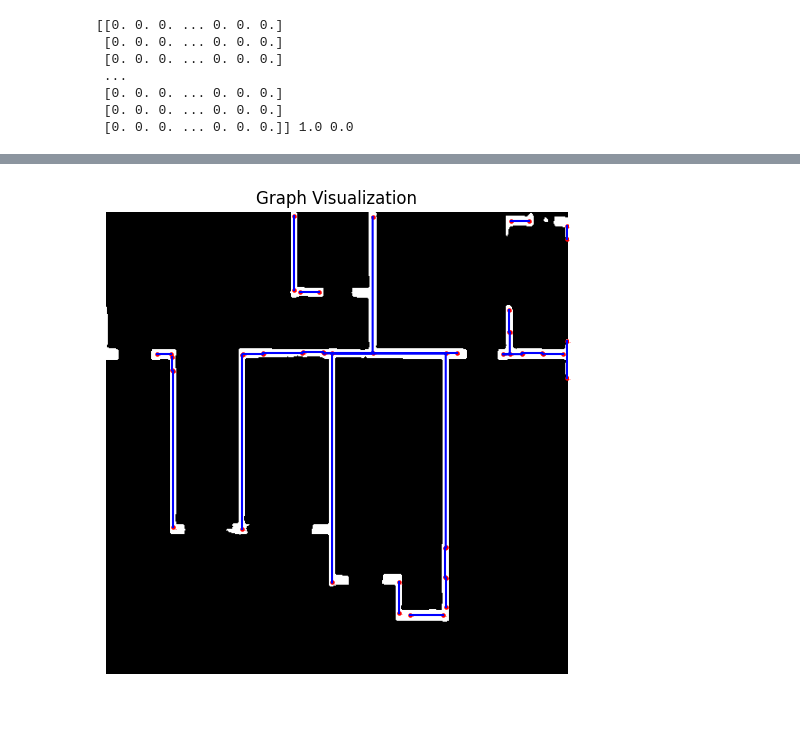
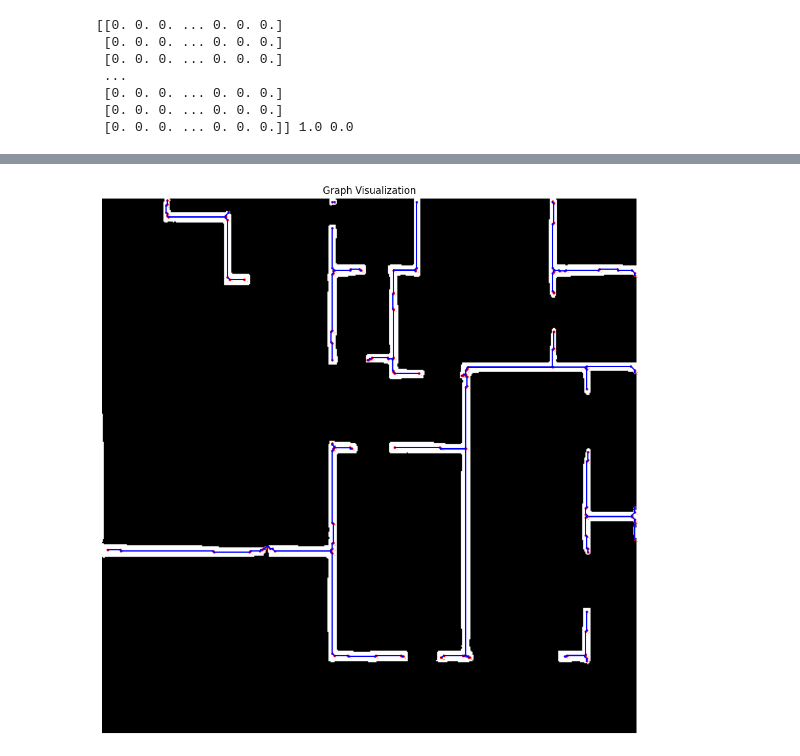
Before and after one commit to butchi-adari-tcgls/mitunet_2d_seg, a Jupyter notebook: 2d_seg_graph_worker.ipynb, the cells around one changed output, grey strips where cells are left out. Cells and saved outputs as stored; diff of their text form; code cells hidden in the pictures; blank space fills up the shorter version.

Commit message:
seg graph representation added

```diff
--- a/2d_seg_graph_worker.ipynb
+++ b/2d_seg_graph_worker.ipynb
@@ -236,7 +236,8 @@ def extract_line_points(mask):
 
     return endpoints, junctions
 # %%
-img_path = f"{dataset_path}/{0:05d}.png"
+idx = np.random.randint(0, 100)  # Randomly select an index for testing
+img_path = f"{dataset_path}/{idx:05d}.png"
 pred_wall = predict(img_path, show=False)
 
 print(pred_wall, np.max(pred_wall), np.min(pred_wall))
@@ -520,15 +458,15 @@ Nodes:
 # %%
 # plot this graph now
-plt.figure(figsize=(6, 6))
+plt.figure(figsize=(12, 12))
 plt.imshow(pred_wall, cmap='gray')
 for nid, (x, y) in graph["nodes"].items():
     plt.scatter(x, y, c='red', s=5)
     plt.text(x+2, y+2, str(nid), color='red', fontsize=0)
 for node_a, node_b, path in graph["edges"]:
     px, py = zip(*path)
     plt.plot(px, py, c='blue')
 plt.title("Graph Visualization")
 plt.axis('off')
 plt.show()
 # %% [output]
-[figure, old version]
+[figure, new version]
```
Also changed, not shown: parts of 9 cells of this notebook.
